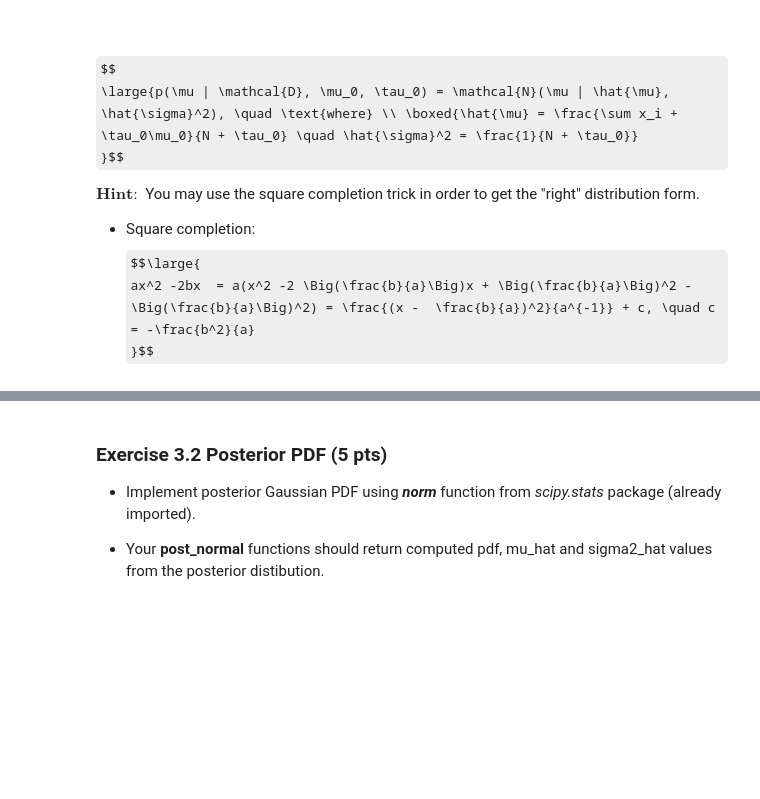
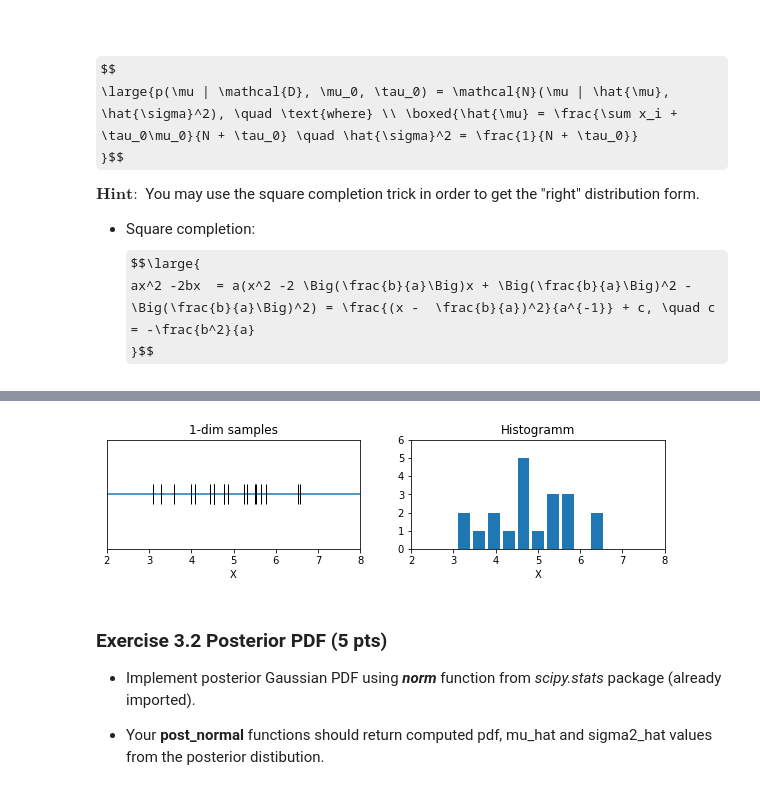
Before and after one commit to margarete-w/math, a Jupyter notebook: bayesian-analysis-with-python/week02/homework/BAP_HW_2.ipynb, the cells around one changed output, grey strips where cells are left out. Saved outputs shown, nothing was run; the diff lists cells and outputs as text; code cells hidden in the pictures; some formulas as TeX source; blank space fills up the shorter version.

```diff
--- a/bayesian-analysis-with-python/week02/homework/BAP_HW_2.ipynb
+++ b/bayesian-analysis-with-python/week02/homework/BAP_HW_2.ipynb
@@ -195,26 +195,30 @@ Your plot should look like:
 # %%
 true_mu = 5
 np.random.seed(42)
 
-X_tr = #YOUR CODE HERE
+X_tr = np.random.normal(true_mu, size=20)
 
 f, axs = plt.subplots(1, 2, sharex=True, figsize = (10,2))
 
 ax = axs[0]
 #YOUR CODE HERE
-
+ax.plot([2,8], [0,0], color="C0")
+ax.plot(X_tr, np.zeros_like(X_tr), '|', markersize=20, color="black")
 ax.set_xlim(2,8)
 ax.set_yticks([])
 ax.set_xlabel('X')
 ax.set_title('1-dim samples')
 
+
 ax = axs[1]
 #YOUR CODE HERE
-
+ax.hist(X_tr, rwidth=0.8)
 ax.set_title('Histogramm')
 ax.set_xlabel('X')
 ax.set_yticks(np.arange(0,7))
 plt.show()
+# %% [output]
+[figure, added]
 # %% [markdown]
 ### Exercise 3.2 Posterior PDF (5 pts)
 
```
Also changed, not shown: parts of 2 cells of this notebook, 2 other files.
